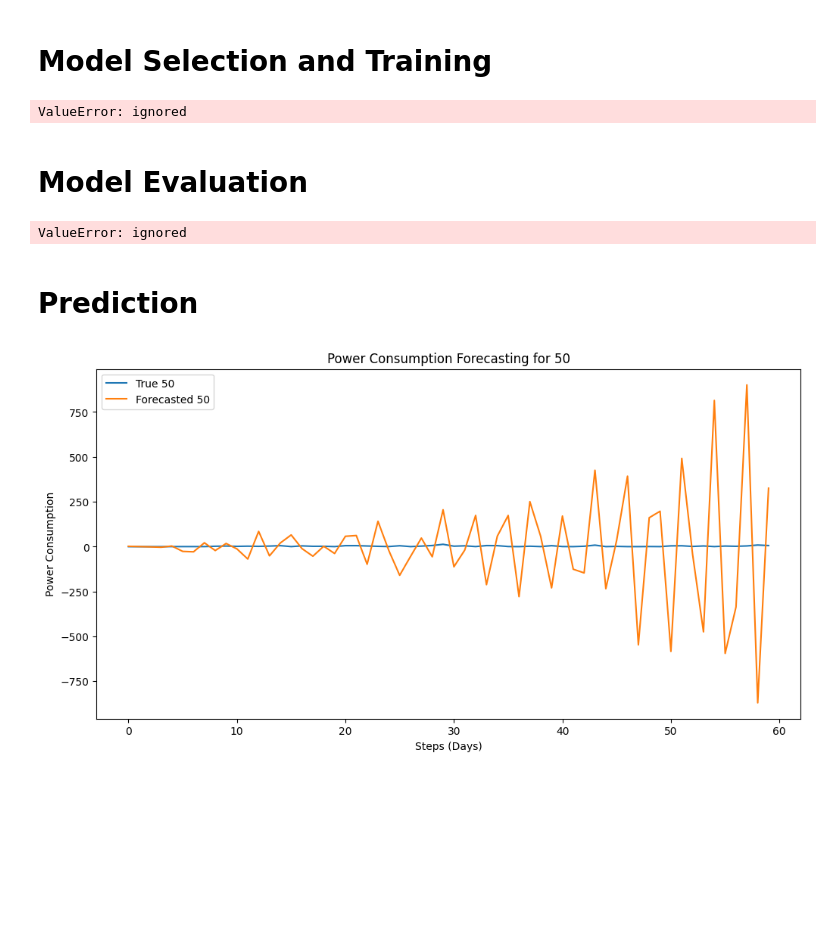
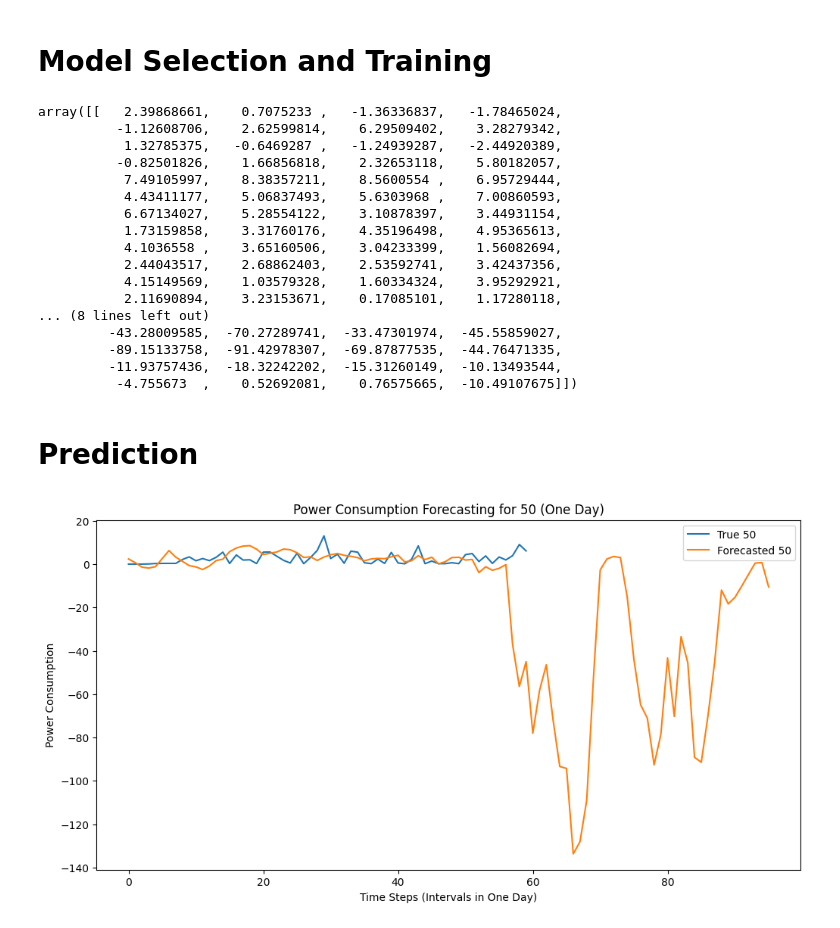
Before and after one commit to hardik1408/Campus-fora-backend, a Jupyter notebook: bihar.ipynb, the cells around one changed output. Cells and saved outputs as stored; diff of their text form; code cells hidden in the pictures; blank space fills up the shorter version.

```diff
--- a/bihar.ipynb
+++ b/bihar.ipynb
@@ -57,39 +60,45 @@ model_fit = model.fit()
 # Specify the number of steps ahead for forecasting
 steps = len(daily_data)  # Forecast for the entire length of the dataset
 
-# Make forecasts
-forecasted_values = model_fit.forecast(y=daily_data.values[-model_fit.k_ar:], steps=steps)
+# Prepare the new day's data
+last_observed_day = daily_data.iloc[-1].values
+new_day_data = last_observed_day.reshape(1, -1)
+
+# Use the trained model to forecast the new day's data
+forecasted_values = model_fit.forecast(y=new_day_data, steps=1)
 
 forecasted_values
 # %% [output]
-ValueError: ignored
+array([[   2.39868661,    0.7075233 ,   -1.36336837,   -1.78465024,
+          -1.12608706,    2.62599814,    6.29509402,    3.28279342,
+           1.32785375,   -0.6469287 ,   -1.24939287,   -2.44920389,
+          -0.82501826,    1.66856818,    2.32653118,    5.80182057,
+           7.49105997,    8.38357211,    8.5600554 ,    6.95729444,
+           4.43411177,    5.06837493,    5.6303968 ,    7.00860593,
+           6.67134027,    5.28554122,    3.10878397,    3.44931154,
+           1.73159858,    3.31760176,    4.35196498,    4.95365613,
+           4.1036558 ,    3.65160506,    3.04233399,    1.56082694,
+           2.44043517,    2.68862403,    2.53592741,    3.42437356,
+           4.15149569,    1.03579328,    1.60334324,    3.95292921,
+           2.11690894,    3.23153671,    0.17085101,    1.17280118,
+... (8 lines left out)
+         -43.28009585,  -70.27289741,  -33.47301974,  -45.55859027,
+         -89.15133758,  -91.42978307,  -69.87877535,  -44.76471335,
+         -11.93757436,  -18.32242202,  -15.31260149,  -10.13493544,
+          -4.755673  ,    0.52692081,    0.76575665,  -10.49107675]])
-# %% [markdown]
-# Model Evaluation
-# %%
-from sklearn.metrics import mean_absolute_error
-
-mae_scores = {}
-for i, column in enumerate(daily_data.columns):
-    true_values = daily_data[column].values[-steps:]
-    forecasted = forecasted_values[:, i]
-    mae = mean_absolute_error(true_values, forecasted)
-    mae_scores[column] = mae
-    print(f"MAE for {column}: {mae}")
-# %% [output]
-ValueError: ignored
 # %% [markdown]
 #  Prediction
 # %%
 variable_to_plot = 50
 plt.figure(figsize=(12, 6))
-true_values = daily_data[variable_to_plot].values[-steps:]
-forecasted = forecasted_values[-steps:, daily_data.columns.get_loc(variable_to_plot)]
+true_values = daily_data[variable_to_plot].values
+forecasted = forecasted_values[0]
 plt.plot(true_values, label=f"True {variable_to_plot}")
 plt.plot(forecasted, label=f"Forecasted {variable_to_plot}")
 plt.legend()
-plt.title(f"Power Consumption Forecasting for {variable_to_plot}")
-plt.xlabel("Steps (Days)")
+plt.title(f"Power Consumption Forecasting for {variable_to_plot} (One Day)")
+plt.xlabel("Time Steps (Intervals in One Day)")
 plt.ylabel("Power Consumption")
 plt.show()
 # %% [output]
-[figure, old version]
+[figure, new version]
```
Also changed, not shown: parts of 2 cells of this notebook.
